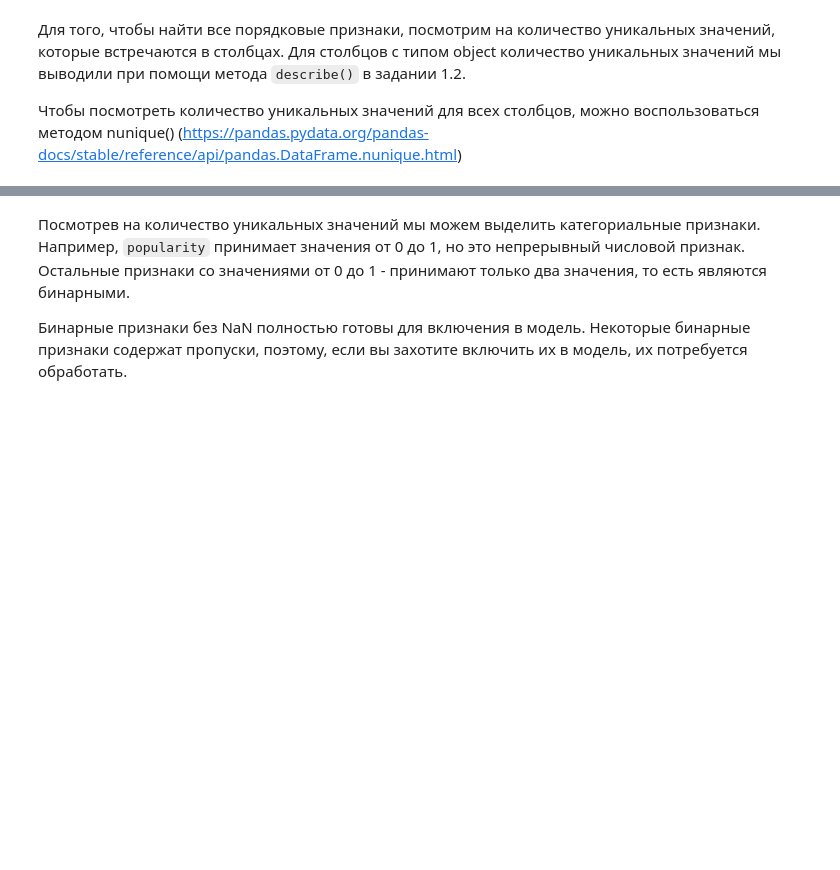
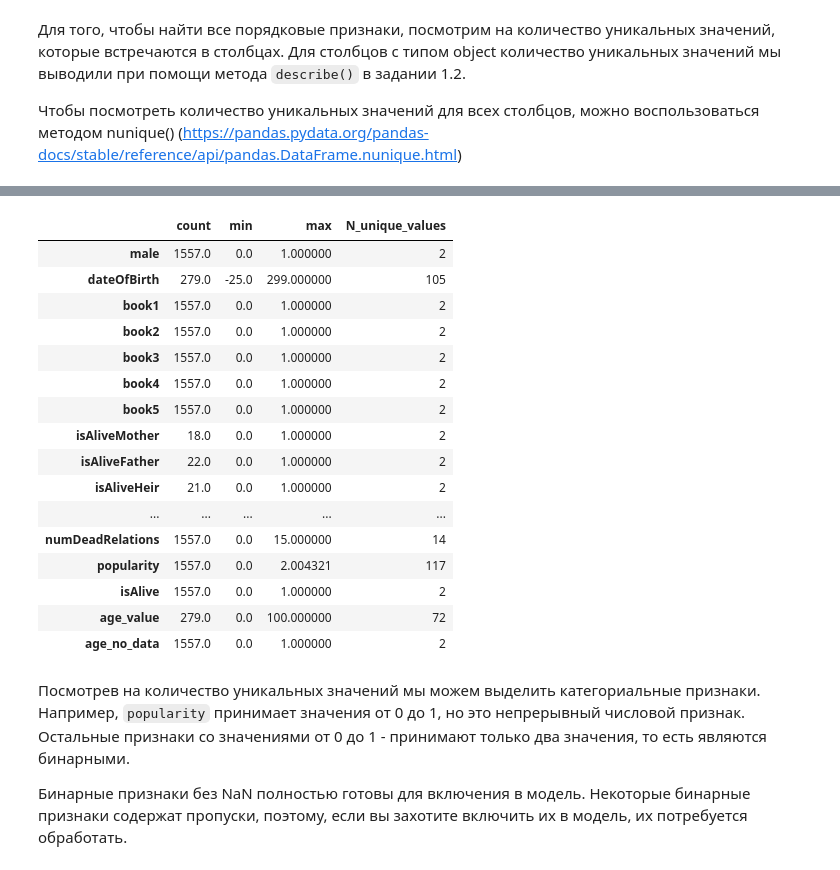
Before and after one commit to Ggh13/BIVT-2024-Lab-6, a Jupyter notebook: week_01_ml_intro/Homework/hw_1_game_of_thrones.ipynb, the cells around one changed output, grey strips where cells are left out. Cells and saved outputs as stored; diff of their text form; code cells hidden in the pictures; blank space fills up the shorter version.

```diff
--- a/week_01_ml_intro/Homework/hw_1_game_of_thrones.ipynb
+++ b/week_01_ml_intro/Homework/hw_1_game_of_thrones.ipynb
@@ -375,7 +394,25 @@ data.nunique()
 # %%
 # Для числовых столбцов можно вывести в одну таблицу более детальную статистику, объединив выводы describe() и nunique()
 # Код ниже требуется дополнить по аналогии с заданием 1.2.
-data.describe(include = [...]).T[['count', 'min', 'max']].assign(N_unique_values = data.nunique())
+data.describe(include = [int,float]).T[['count', 'min', 'max']].assign(N_unique_values = data.nunique())
+# %% [output]
+|  | count | min | max | N_unique_values |
+| male | 1557.0 | 0.0 | 1.000000 | 2 |
+| dateOfBirth | 279.0 | -25.0 | 299.000000 | 105 |
+| book1 | 1557.0 | 0.0 | 1.000000 | 2 |
+| book2 | 1557.0 | 0.0 | 1.000000 | 2 |
+| book3 | 1557.0 | 0.0 | 1.000000 | 2 |
+| book4 | 1557.0 | 0.0 | 1.000000 | 2 |
+| book5 | 1557.0 | 0.0 | 1.000000 | 2 |
+| isAliveMother | 18.0 | 0.0 | 1.000000 | 2 |
+| isAliveFather | 22.0 | 0.0 | 1.000000 | 2 |
+| isAliveHeir | 21.0 | 0.0 | 1.000000 | 2 |
+| ... | ... | ... | ... | ... |
+| numDeadRelations | 1557.0 | 0.0 | 15.000000 | 14 |
+| popularity | 1557.0 | 0.0 | 2.004321 | 117 |
+| isAlive | 1557.0 | 0.0 | 1.000000 | 2 |
+| age_value | 279.0 | 0.0 | 100.000000 | 72 |
+| age_no_data | 1557.0 | 0.0 | 1.000000 | 2 |
 # %% [markdown]
 Посмотрев на количество уникальных значений мы можем выделить категориальные признаки. Например, `popularity` принимает значения от 0 до 1, но это непрерывный числовой признак. Остальные признаки со значениями от 0 до 1 - принимают только два значения, то есть являются бинарными.
 
```
Also changed, not shown: parts of 1 cell of this notebook.
